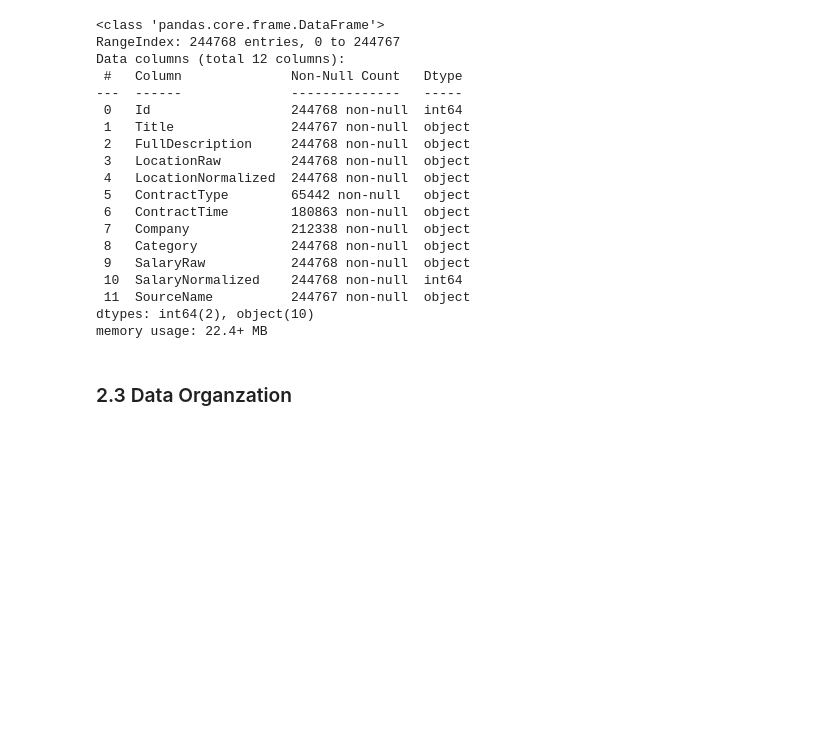
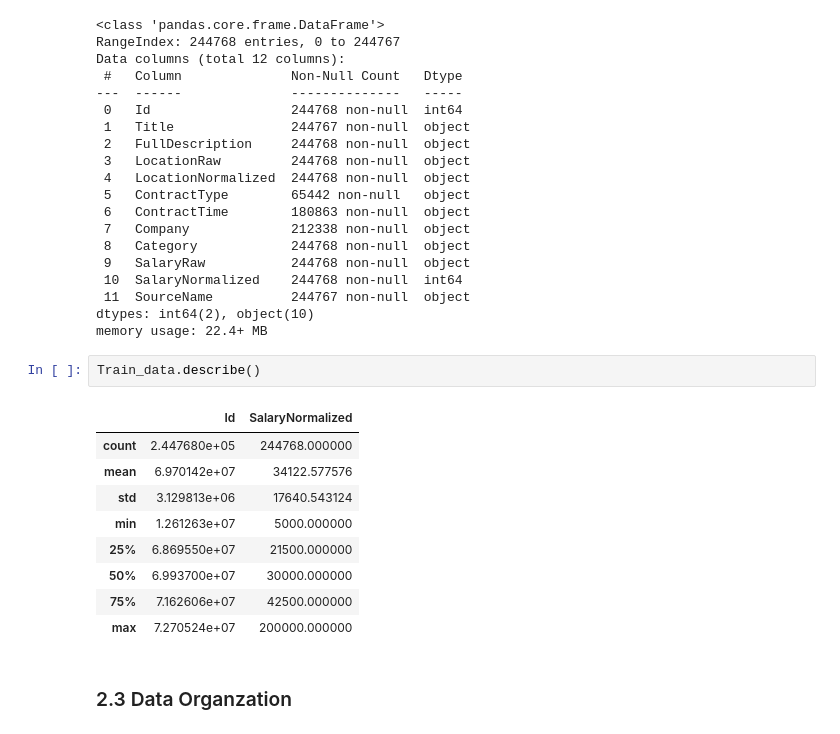
Before and after one commit to kxnarcisse/Portfolio, a Jupyter notebook: Git/Notebooks/Capstone-2/knarcisse_job_salary_wrangling_v1.ipynb, the cells around one changed output. Cells and saved outputs as stored; diff of their text form; blank space fills up the shorter version.

```diff
--- a/Git/Notebooks/Capstone-2/knarcisse_job_salary_wrangling_v1.ipynb
+++ b/Git/Notebooks/Capstone-2/knarcisse_job_salary_wrangling_v1.ipynb
@@ -72,6 +72,18 @@ Data columns (total 12 columns):
  11  SourceName          244767 non-null  object
 dtypes: int64(2), object(10)
 memory usage: 22.4+ MB
+# %%
+Train_data.describe()
+# %% [output]
+|  | Id | SalaryNormalized |
+| count | 2.447680e+05 | 244768.000000 |
+| mean | 6.970142e+07 | 34122.577576 |
+| std | 3.129813e+06 | 17640.543124 |
+| min | 1.261263e+07 | 5000.000000 |
+| 25% | 6.869550e+07 | 21500.000000 |
+| 50% | 6.993700e+07 | 30000.000000 |
+| 75% | 7.162606e+07 | 42500.000000 |
+| max | 7.270524e+07 | 200000.000000 |
 # %% [markdown]
 ### 2.3  Data Organzation
 # %%
```
Also changed, not shown: parts of 19 cells of this notebook.
